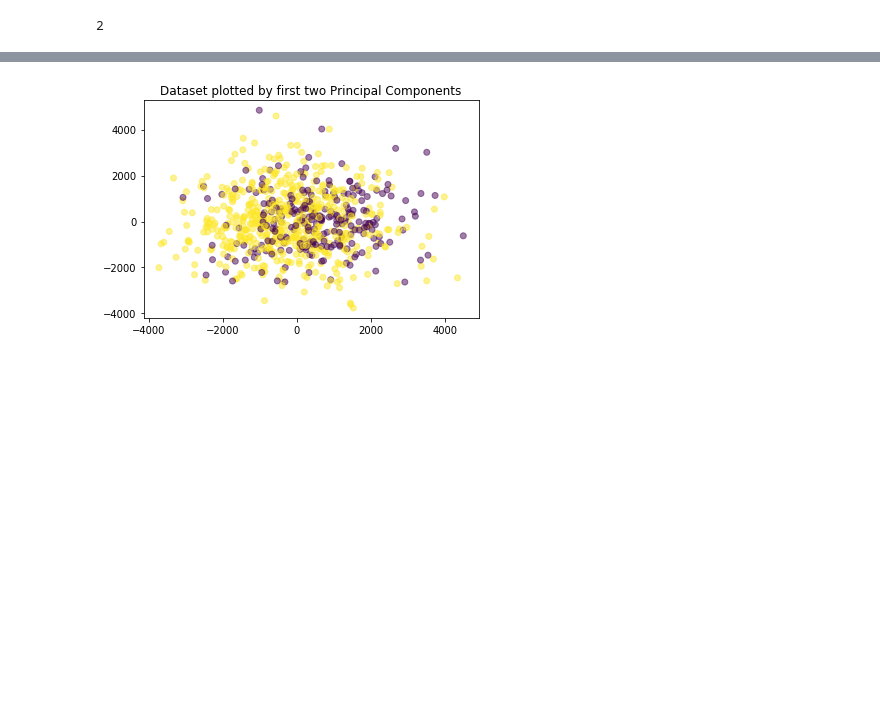
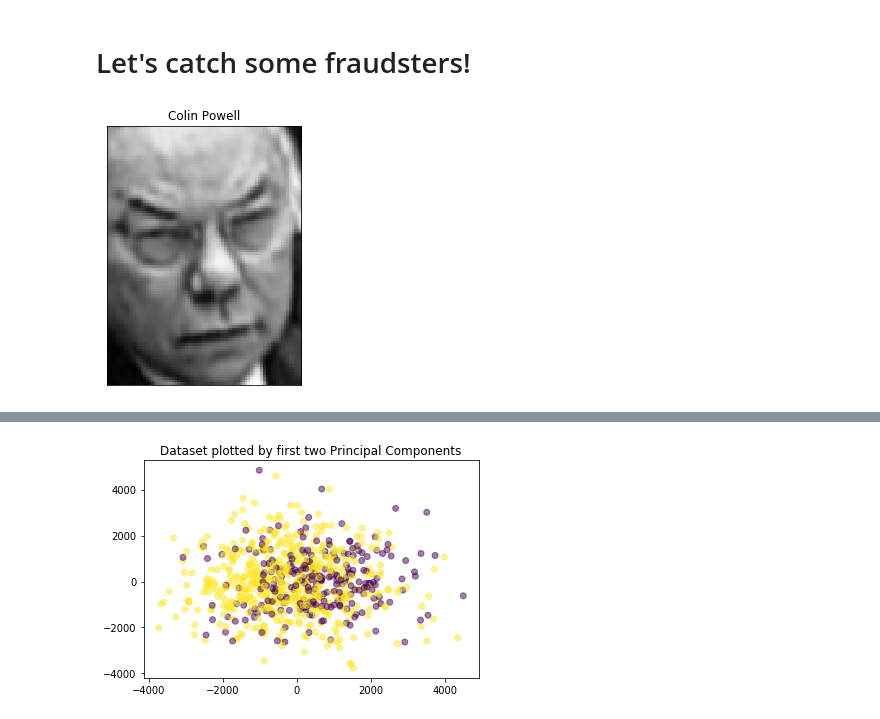
Before and after one commit to nelsonauner/active-learning, a Jupyter notebook: Contextual Bandit for Active Learning - Active Thompson Sampling.ipynb, the cells around one changed output, grey strips where cells are left out. Saved outputs shown, nothing was run; the diff lists cells and outputs as text; code cells hidden in the pictures; blank space fills up the shorter version.

```diff
--- a/Contextual Bandit for Active Learning - Active Thompson Sampling.ipynb
+++ b/Contextual Bandit for Active Learning - Active Thompson Sampling.ipynb
@@ -3,3 +36,5 @@ Active Learning
+# %% [markdown]
+# Let's catch some fraudsters!
 # %%
 import numpy as np
 from sklearn.datasets import fetch_lfw_people
@@ -15,10 +50,6 @@ n_features = X.shape[1]
 y = lfw_people.target
 target_names = lfw_people.target_names
 n_classes = target_names.shape[0]
-# %%
-n_classes
-# %% [output]
-2
 # %%
 import matplotlib.pyplot as plt
 
@@ -30,4 +61,6 @@ def plot_gallery(image, title, h, w):
     plt.xticks(())
     plt.yticks(())
 # %%
-#plot_gallery(X, target_names[y], h, w)
+plot_gallery(X[y==0][0], target_names[0], h, w)
+# %% [output]
+[figure, added]
```
Also changed, not shown: parts of 28 cells of this notebook.
